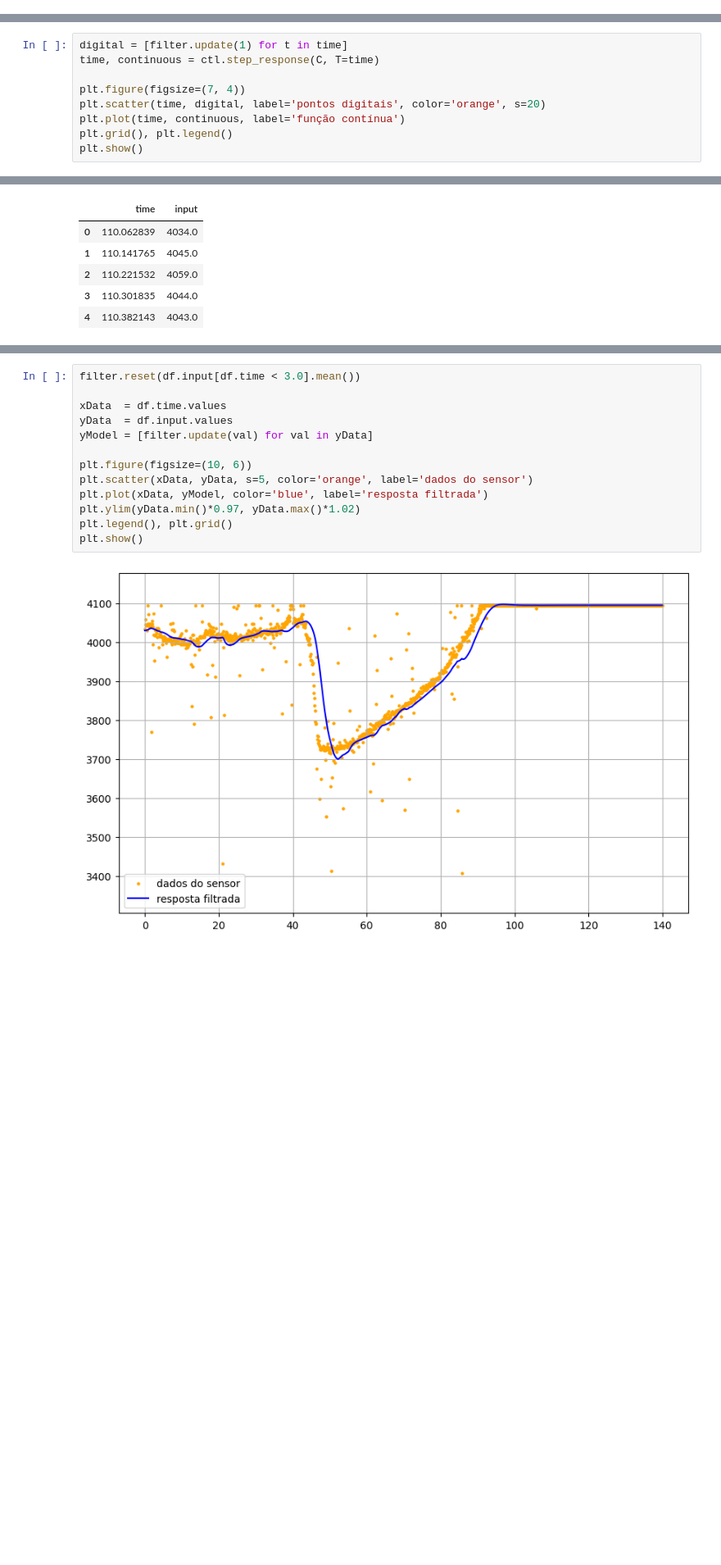
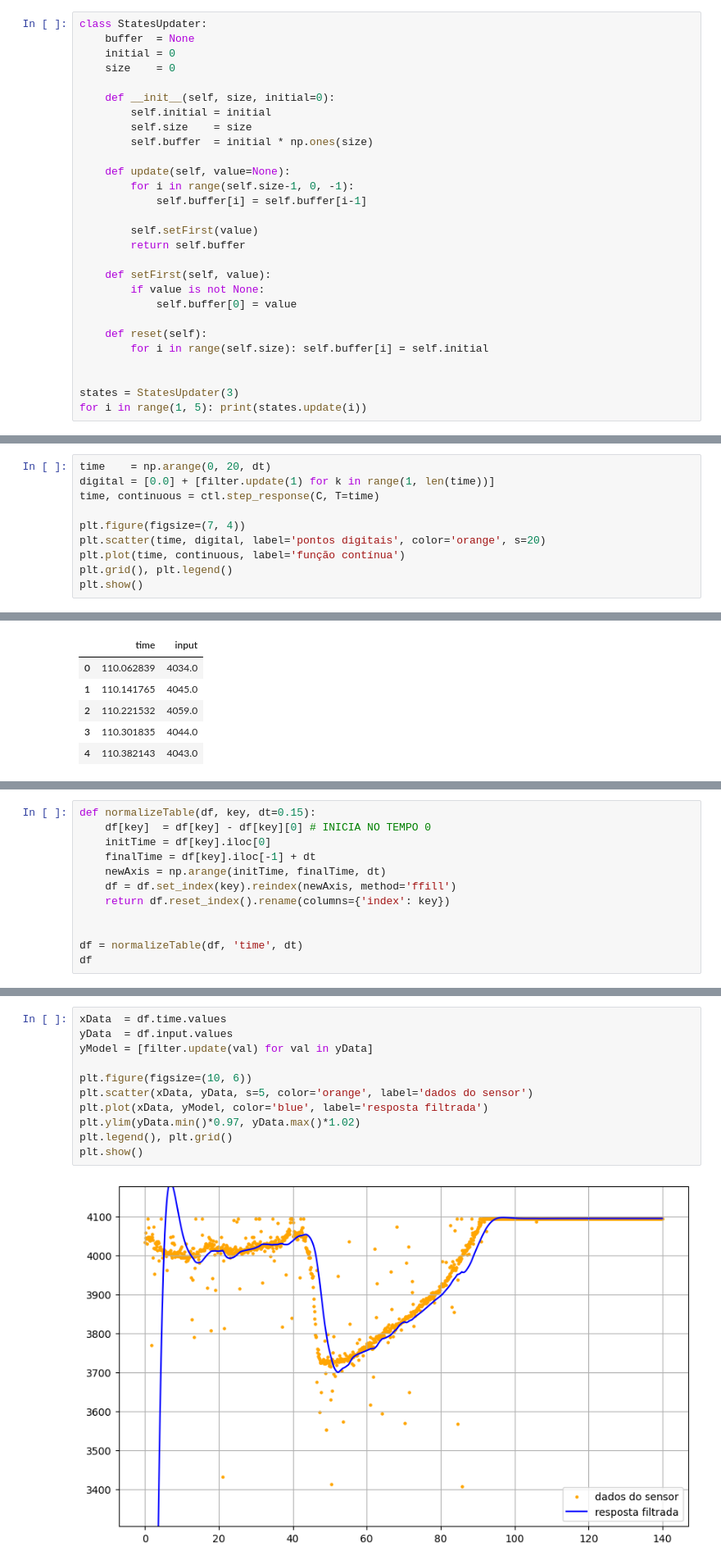
Before and after one commit to KlaussMarchi/PyTrole, a Jupyter notebook: Filter/DIGITAL/Analisys.ipynb, the cells around one changed output, grey strips where cells are left out. Shown: that part at 82% size. Drawn from its saved outputs; the diff is of its cells as text; blank space fills up the shorter version.

```diff
--- a/Filter/DIGITAL/Analisys.ipynb
+++ b/Filter/DIGITAL/Analisys.ipynb
@@ -90,0 +93,28 @@ Y[0] = Xn[0]*(0.000944) + Xn[1]*(0.001888) + Xn[2]*(0.000944) + Yn[1]*(1.911226)
+# %%
+class StatesUpdater:
+    buffer  = None
+    initial = 0
+    size    = 0
+
+    def __init__(self, size, initial=0):
+        self.initial = initial
+        self.size    = size
+        self.buffer  = initial * np.ones(size)
+
+    def update(self, value=None):
+        for i in range(self.size-1, 0, -1):
+            self.buffer[i] = self.buffer[i-1]
+
+        self.setFirst(value)
+        return self.buffer
+
+    def setFirst(self, value):
+        if value is not None:
+            self.buffer[0] = value
+
+    def reset(self):
+        for i in range(self.size): self.buffer[i] = self.initial
+
+
+states = StatesUpdater(3)
+for i in range(1, 5): print(states.update(i))
@@ -140,5 +169,6 @@ filter = Controller(num, den, dt)
 # %%
-digital = [filter.update(1) for t in time]
+time    = np.arange(0, 20, dt)
+digital = [0.0] + [filter.update(1) for k in range(1, len(time))]
 time, continuous = ctl.step_response(C, T=time)
 
 plt.figure(figsize=(7, 4))
@@ -213,0 +193,12 @@ df
+# %%
+def normalizeTable(df, key, dt=0.15):
+    df[key]  = df[key] - df[key][0] # INICIA NO TEMPO 0
+    initTime = df[key].iloc[0]
+    finalTime = df[key].iloc[-1] + dt
+    newAxis = np.arange(initTime, finalTime, dt)
+    df = df.set_index(key).reindex(newAxis, method='ffill')
+    return df.reset_index().rename(columns={'index': key})
+
+
+df = normalizeTable(df, 'time', dt)
+df
@@ -214,15 +219,13 @@ df
 # %%
-filter.reset(df.input[df.time < 3.0].mean())
-
 xData  = df.time.values
 yData  = df.input.values
 yModel = [filter.update(val) for val in yData]
 
 plt.figure(figsize=(10, 6))
 plt.scatter(xData, yData, s=5, color='orange', label='dados do sensor')
 plt.plot(xData, yModel, color='blue', label='resposta filtrada')
 plt.ylim(yData.min()*0.97, yData.max()*1.02)
 plt.legend(), plt.grid()
 plt.show()
 # %% [output]
-[figure, old version]
+[figure, new version]
```
Also changed, not shown: parts of 7 cells of this notebook, 3 other files.
